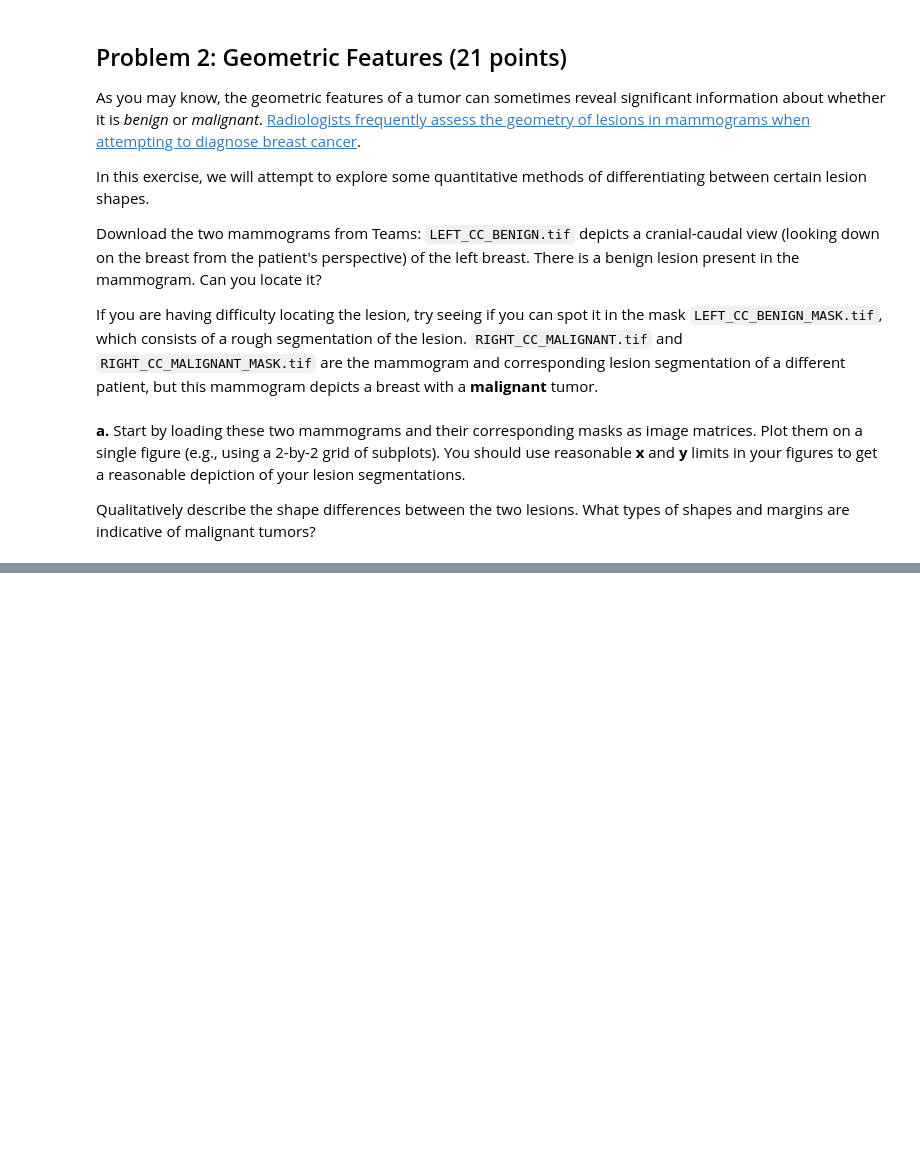
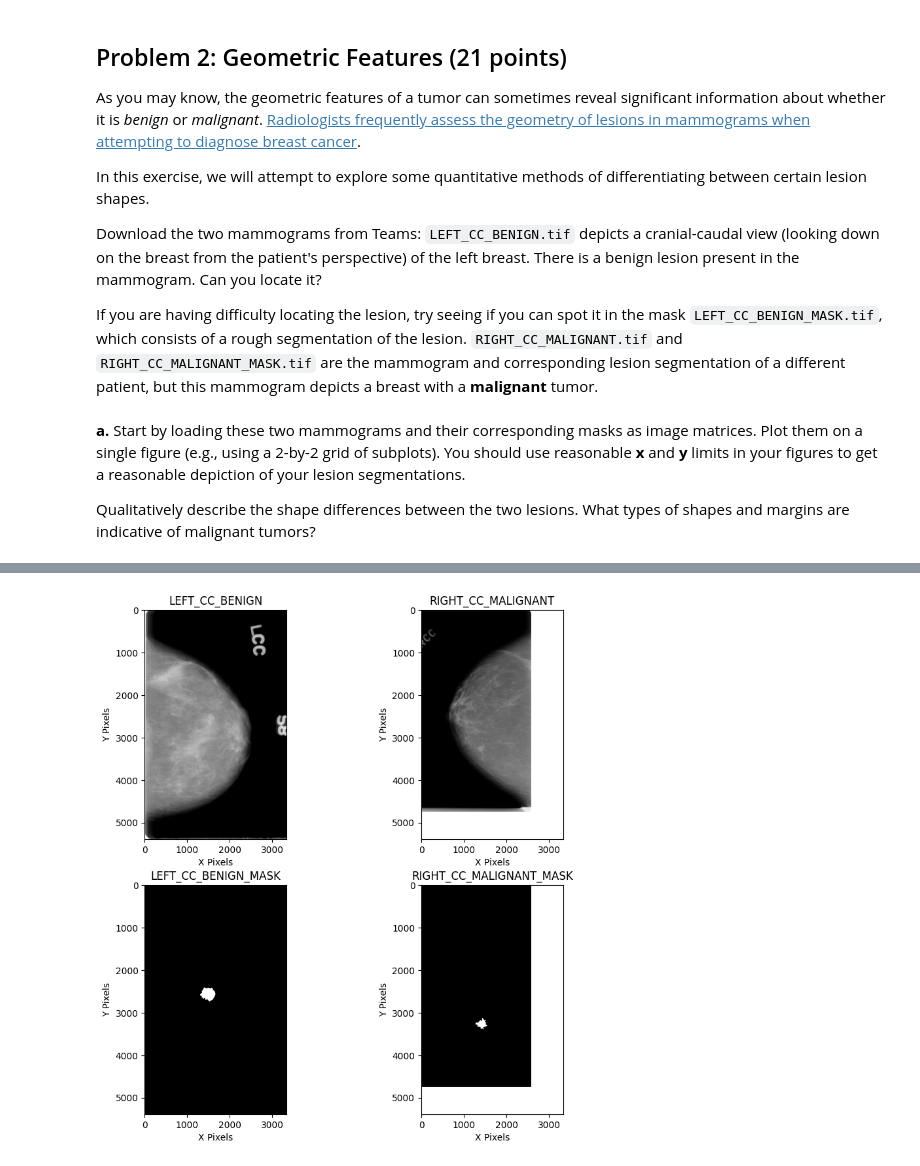
Before and after one commit to netzema/image_processing_ex2, a Jupyter notebook: IPBME6UE_ProblemSet2_2023_leison_detection.ipynb, the cells around one changed output, grey strips where cells are left out. Drawn from its saved outputs; the diff is of its cells as text; code cells hidden in the pictures; blank space fills up the shorter version.

```diff
--- a/IPBME6UE_ProblemSet2_2023_leison_detection.ipynb
+++ b/IPBME6UE_ProblemSet2_2023_leison_detection.ipynb
@@ -83,3 +354,66 @@ Qualitatively describe the shape differences between the two lesions. What types
+# %%
+### WRITE CODE IN HERE. You can have up to 2 cells for this question, but only one is required #######
+import numpy as np
+import matplotlib.pyplot as plt
+from PIL import Image
+
+def plot_mammograms(mammogram1_path: str, mammogram2_path: str, mask1_path: str, mask2_path: str,
+                    figsize: tuple = (10, 10), titles: list = ['Mammogram 1', 'Mammogram 2', 'Mask 1', 'Mask 2']) -> None:
+    """
+    Load mammogram images and their corresponding masks as numpy arrays, and plot them on a 2x2 grid of subplots.
+
+    Parameters:
+    mammogram1_path (str): File path of the first mammogram image (.tif).
+    mammogram2_path (str): File path of the second mammogram image (.tif).
+    mask1_path (str): File path of the mask for the first mammogram image (.tif).
+    mask2_path (str): File path of the mask for the second mammogram image (.tif).
+    figsize (tuple, optional): Size of the plot figure in inches. Default is (10, 10).
+    titles (list, optional): List of titles to assign to each plot.
+    """
+    # Load the mammogram images and masks as numpy arrays
+    mammogram1 = np.array(Image.open(mammogram1_path))
+    mammogram2 = np.array(Image.open(mammogram2_path))
+    mask1 = np.array(Image.open(mask1_path))
+    mask2 = np.array(Image.open(mask2_path))
+
+    # Create a 2x2 grid of subplots
+    fig, axs = plt.subplots(2, 2, figsize=figsize)
+
+    # Plot the mammogram images in the top row
+    axs[0, 0].imshow(mammogram1, cmap='gray')
+    axs[0, 0].set_title(titles[0])
+    axs[0, 1].imshow(mammogram2, cmap='gray')
+    axs[0, 1].set_title(titles[1])
+
+    # Plot the mask images in the bottom row
+    axs[1, 0].imshow(mask1, cmap='gray')
+    axs[1, 0].set_title(titles[2])
+    axs[1, 1].imshow(mask2, cmap='gray')
+    axs[1, 1].set_title(titles[3])
+
+    # Set reasonable x and y limits for the subplots
+    for ax in axs.flat:
+        ax.set(xlabel='X Pixels', ylabel='Y Pixels', xlim=[0, mammogram1.shape[1]], ylim=[mammogram1.shape[0], 0])
+
+    # Display the figure
+    plt.show()
+
+mammogram1_path = 'data/LEFT_CC_BENIGN.tif'
+mammogram2_path = 'data/RIGHT_CC_MALIGNANT.tif'
+mask1_path = 'data/LEFT_CC_BENIGN_MASK.tif'
+mask2_path = 'data/RIGHT_CC_MALIGNANT_MASK.tif'
+
+plot_mammograms(
+    mammogram1_path,
+    mammogram2_path,
+    mask1_path,
+    mask2_path,
+    figsize = (10, 10),
+    titles = [x.split("/")[1].split(".")[0] for x in [mammogram1_path, mammogram2_path, mask1_path, mask2_path]])
+
+######################################################################################################
+# %% [output]
+[figure, added]
 # %% [markdown]
 **b.** Next, try computing some basic geometric features of the two lesions. Which features are the most significant for differentiating between them? Is this what you expected? The `regionprops()` function in the `skimage` library will automatically compute several geometric features for you, but you might choose to code up some of your own. If you don't trust the provided segmentations, feel free to create your segmentation method or modify the provided ones to get a better estimate of the lesion shapes! Finally, it could be interesting to apply some edge-detection filters to the mammograms to better emphasize the margins.
 
```
Also changed, not shown: parts of 21 cells of this notebook, 1 other file.
